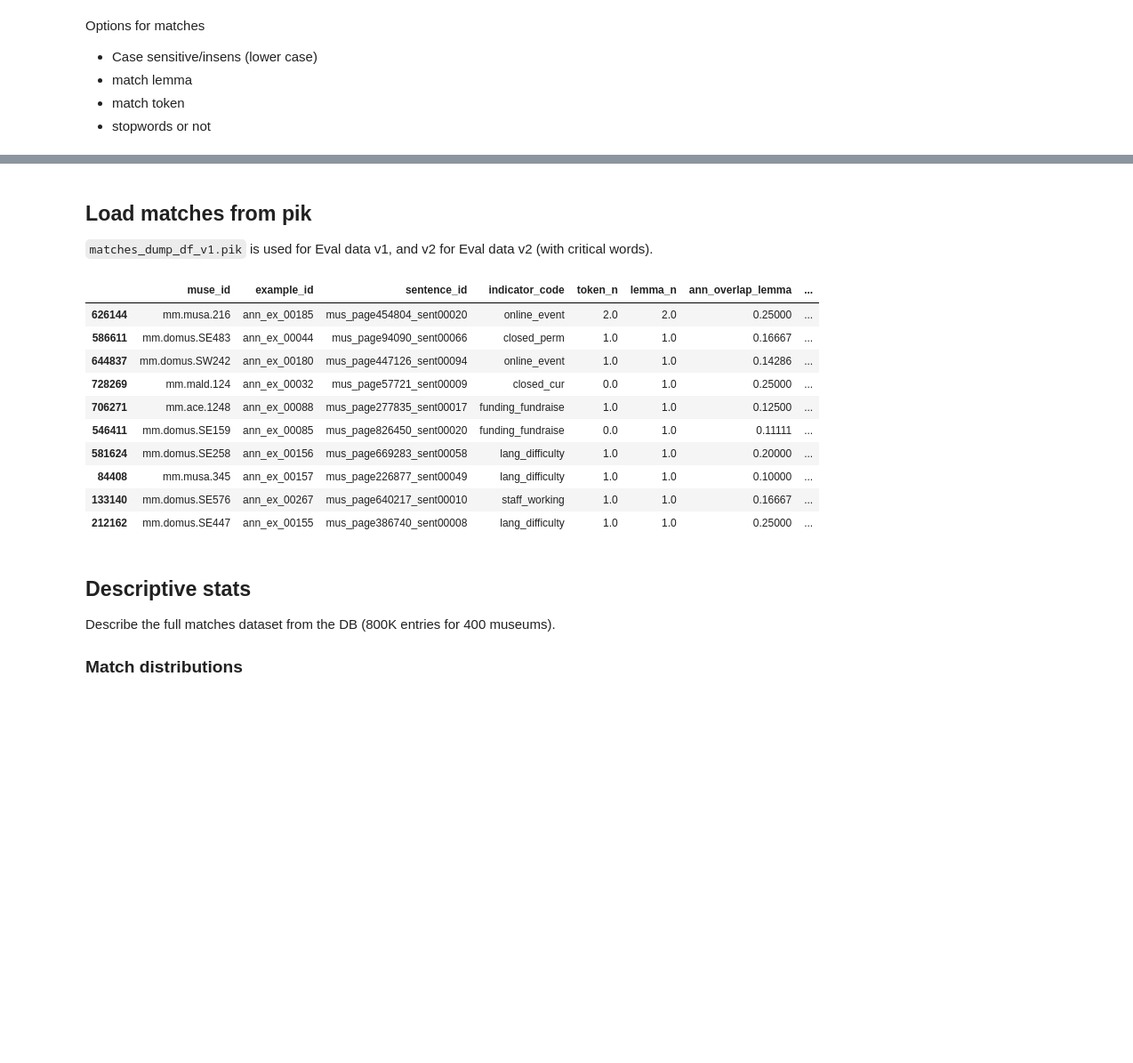
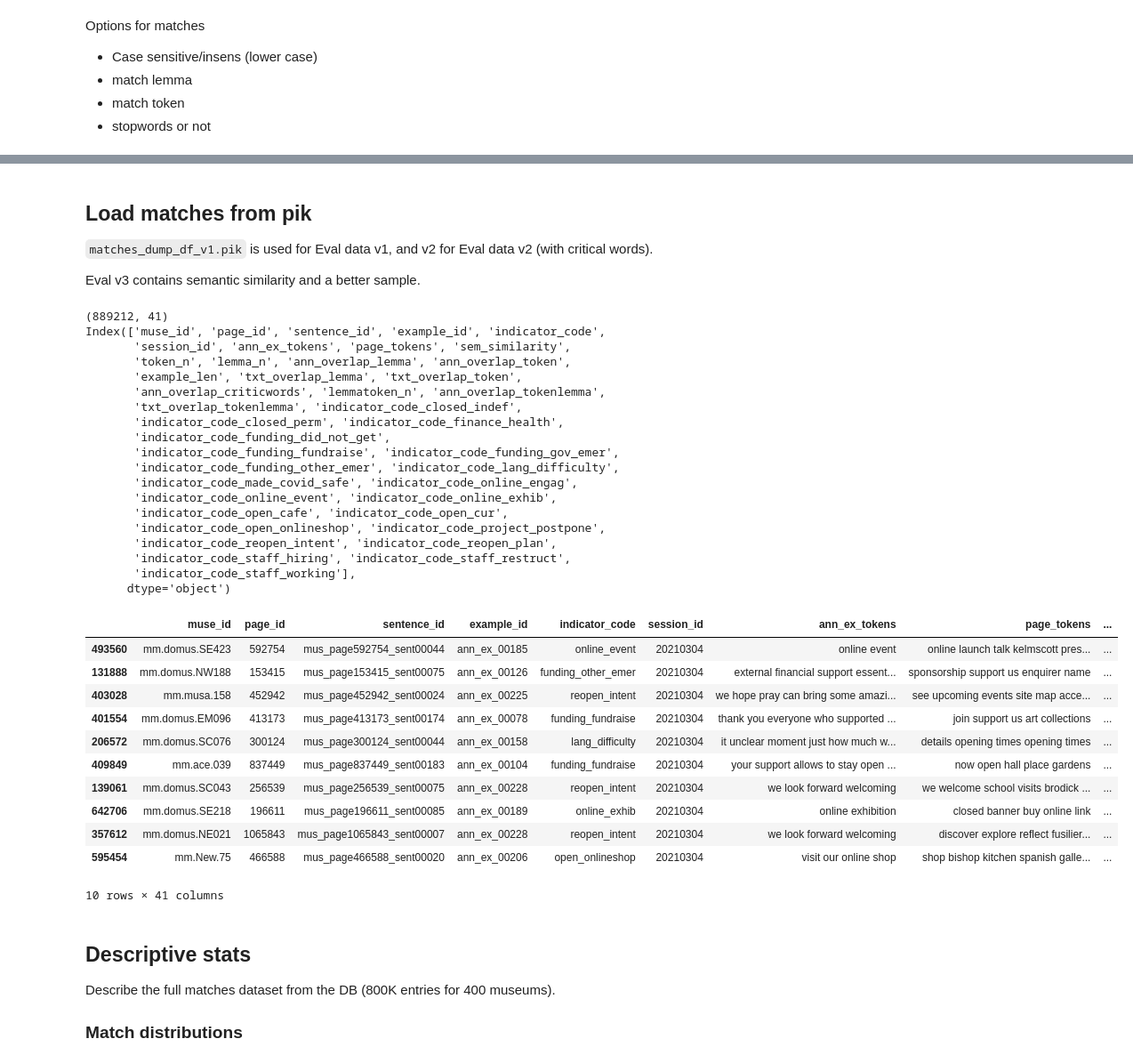
Before and after one commit to Birkbeck/museums-in-the-pandemic, a Jupyter notebook: mip/notebooks/01_indicator_match_validation.ipynb, the cells around one changed output, grey strips where cells are left out. Shown at 89% size. Saved outputs shown, nothing was run; the diff lists cells and outputs as text; code cells hidden in the pictures; blank space fills up the shorter version.

```diff
--- a/mip/notebooks/01_indicator_match_validation.ipynb
+++ b/mip/notebooks/01_indicator_match_validation.ipynb
@@ -273,35 +247,51 @@ NameError: name 'db_conn' is not defined
 ## Load matches from pik
 
 `matches_dump_df_v1.pik` is used for Eval data v1, and v2 for Eval data v2 (with critical words).
+
+Eval v3 contains semantic similarity and a better sample.
 # %%
 # select which matches dataset to load
 
 #matches_fn = out_folder+'tmp/matches_dump_df_v1.pik'
-matches_fn = out_folder+'tmp/matches_dump_df_v2.pik'
+#matches_fn = out_folder+'tmp/matches_dump_df_v2.pik'
+matches_fn = out_folder+'tmp/matches_dump_df_20210304-v3.pik'
 
 df = pd.read_pickle(matches_fn)
-
-# generate derived fields
-df["lemmatoken_n"] = df[["lemma_n", "token_n"]].max(axis=1)
-df["lemmatoken_n"].describe()
-
-df["ann_overlap_tokenlemma"] = df["lemmatoken_n"]/df['example_len']
-
-assert df.ann_overlap_tokenlemma.between(0,1).all(),'incorrect range'
-
+print(df.shape)
+print(df.columns)
 df.sample(10)
 # %% [output]
+(889212, 41)
+Index(['muse_id', 'page_id', 'sentence_id', 'example_id', 'indicator_code',
+       'session_id', 'ann_ex_tokens', 'page_tokens', 'sem_similarity',
+       'token_n', 'lemma_n', 'ann_overlap_lemma', 'ann_overlap_token',
+       'example_len', 'txt_overlap_lemma', 'txt_overlap_token',
+       'ann_overlap_criticwords', 'lemmatoken_n', 'ann_overlap_tokenlemma',
+       'txt_overlap_tokenlemma', 'indicator_code_closed_indef',
+       'indicator_code_closed_perm', 'indicator_code_finance_health',
+       'indicator_code_funding_did_not_get',
+       'indicator_code_funding_fundraise', 'indicator_code_funding_gov_emer',
+       'indicator_code_funding_other_emer', 'indicator_code_lang_difficulty',
+       'indicator_code_made_covid_safe', 'indicator_code_online_engag',
+       'indicator_code_online_event', 'indicator_code_online_exhib',
+       'indicator_code_open_cafe', 'indicator_code_open_cur',
+       'indicator_code_open_onlineshop', 'indicator_code_project_postpone',
+       'indicator_code_reopen_intent', 'indicator_code_reopen_plan',
+       'indicator_code_staff_hiring', 'indicator_code_staff_restruct',
+       'indicator_code_staff_working'],
+      dtype='object')
-|  | muse_id | example_id | sentence_id | indicator_code | token_n | lemma_n | ann_overlap_lemma | ... |
-| 626144 | mm.musa.216 | ann_ex_00185 | mus_page454804_sent00020 | online_event | 2.0 | 2.0 | 0.25000 | ... |
-| 586611 | mm.domus.SE483 | ann_ex_00044 | mus_page94090_sent00066 | closed_perm | 1.0 | 1.0 | 0.16667 | ... |
-| 644837 | mm.domus.SW242 | ann_ex_00180 | mus_page447126_sent00094 | online_event | 1.0 | 1.0 | 0.14286 | ... |
-| 728269 | mm.mald.124 | ann_ex_00032 | mus_page57721_sent00009 | closed_cur | 0.0 | 1.0 | 0.25000 | ... |
-| 706271 | mm.ace.1248 | ann_ex_00088 | mus_page277835_sent00017 | funding_fundraise | 1.0 | 1.0 | 0.12500 | ... |
-| 546411 | mm.domus.SE159 | ann_ex_00085 | mus_page826450_sent00020 | funding_fundraise | 0.0 | 1.0 | 0.11111 | ... |
-| 581624 | mm.domus.SE258 | ann_ex_00156 | mus_page669283_sent00058 | lang_difficulty | 1.0 | 1.0 | 0.20000 | ... |
-| 84408 | mm.musa.345 | ann_ex_00157 | mus_page226877_sent00049 | lang_difficulty | 1.0 | 1.0 | 0.10000 | ... |
-| 133140 | mm.domus.SE576 | ann_ex_00267 | mus_page640217_sent00010 | staff_working | 1.0 | 1.0 | 0.16667 | ... |
-| 212162 | mm.domus.SE447 | ann_ex_00155 | mus_page386740_sent00008 | lang_difficulty | 1.0 | 1.0 | 0.25000 | ... |
+|  | muse_id | page_id | sentence_id | example_id | indicator_code | session_id | ann_ex_tokens | page_tokens | ... |
+| 493560 | mm.domus.SE423 | 592754 | mus_page592754_sent00044 | ann_ex_00185 | online_event | 20210304 | online event | online launch talk kelmscott pres... | ... |
+| 131888 | mm.domus.NW188 | 153415 | mus_page153415_sent00075 | ann_ex_00126 | funding_other_emer | 20210304 | external financial support essent... | sponsorship support us enquirer name | ... |
+| 403028 | mm.musa.158 | 452942 | mus_page452942_sent00024 | ann_ex_00225 | reopen_intent | 20210304 | we hope pray can bring some amazi... | see upcoming events site map acce... | ... |
+| 401554 | mm.domus.EM096 | 413173 | mus_page413173_sent00174 | ann_ex_00078 | funding_fundraise | 20210304 | thank you everyone who supported ... | join support us art collections | ... |
+| 206572 | mm.domus.SC076 | 300124 | mus_page300124_sent00044 | ann_ex_00158 | lang_difficulty | 20210304 | it unclear moment just how much w... | details opening times opening times | ... |
+| 409849 | mm.ace.039 | 837449 | mus_page837449_sent00183 | ann_ex_00104 | funding_fundraise | 20210304 | your support allows to stay open ... | now open hall place gardens | ... |
+| 139061 | mm.domus.SC043 | 256539 | mus_page256539_sent00075 | ann_ex_00228 | reopen_intent | 20210304 | we look forward welcoming | we welcome school visits brodick ... | ... |
+| 642706 | mm.domus.SE218 | 196611 | mus_page196611_sent00085 | ann_ex_00189 | online_exhib | 20210304 | online exhibition | closed banner buy online link | ... |
+| 357612 | mm.domus.NE021 | 1065843 | mus_page1065843_sent00007 | ann_ex_00228 | reopen_intent | 20210304 | we look forward welcoming | discover explore reflect fusilier... | ... |
+| 595454 | mm.New.75 | 466588 | mus_page466588_sent00020 | ann_ex_00206 | open_onlineshop | 20210304 | visit our online shop | shop bishop kitchen spanish galle... | ... |
+10 rows × 41 columns
 # %% [markdown]
 ## Descriptive stats
 
```
Also changed, not shown: parts of 51 cells of this notebook, 3 other files.
